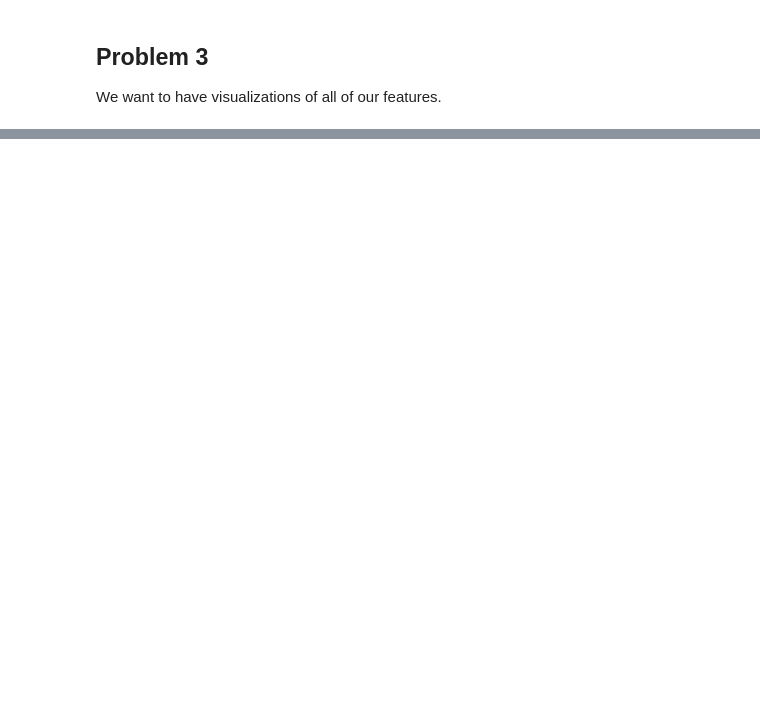
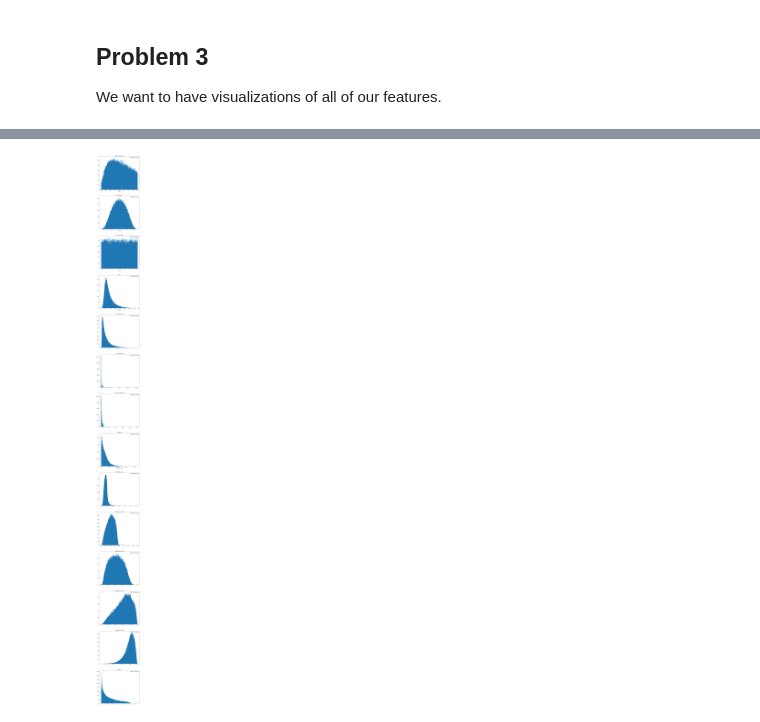
Before and after one commit to cseydlitz/phys434, a Jupyter notebook: FinalLab.ipynb, the cells around one changed output, grey strips where cells are left out. Saved outputs shown, nothing was run; the diff lists cells and outputs as text; code cells hidden in the pictures; blank space fills up the shorter version.

```diff
--- a/FinalLab.ipynb
+++ b/FinalLab.ipynb
@@ -439,0 +510,21 @@ With the thresholds we ultimately found to be the best in Problem 2, we will now
+# %%
+# Creating and uniquifying the master lists to use for significance, and graphing
+qcd_master_list = []
+higgs_master_list = []
+qcd_master_list.extend(qcd_mass_indexes)
+qcd_master_list.extend(qcd_angularity_indexes)
+qcd_master_list.extend(qcd_tau_indexes)
+higgs_master_list.extend(h_mass_indexes)
+higgs_master_list.extend(h_angularity_indexes)
+higgs_master_list.extend(h_tau_indexes)
+qcd_unique_indexes = list(set(qcd_master_list))
+higgs_unique_indexes = list(set(higgs_master_list))
+
+
+# Find significance
+numerator = 50*(len(higgs_unique_indexes)/100000)
+denominator = np.sqrt(2000*(len(qcd_unique_indexes)/100000))
+significance = numerator/denominator
+
+print(f"The significance after applying ideal thresholds to Mass, Angularity, and Tau1"
+        f" subjettiness features is: {significance}")
@@ -439,0 +547,21 @@ With the thresholds we ultimately found to be the best in Problem 2, we will now
+# %%
+fig,ax=plt.subplots(14, 1, figsize=(10,140))
+
+for i in range(len(features_list)):
+    qcd_optimized_fin = []
+    for j in qcd_unique_indexes:
+        qcd_optimized_fin.append((higgs_qcd_stuff.get(features_list[i]).get('qcd_detail').get('data',""))[j])
+
+    # Creating a histogram of QCD data
+    ax[i].hist(
+        qcd_optimized_fin,
+        200,
+        label=higgs_qcd_stuff.get(features_list[i]).get('qcd_detail').get('legend_label',''))
+    # Setting graph details that are not sensitive to data source
+    ax[i].set_title(higgs_qcd_stuff.get(features_list[i]).get('title',''))
+    ax[i].set_xlabel(higgs_qcd_stuff.get(features_list[i]).get('xlabel',''))
+    ax[i].legend(loc='upper right')
+
+plt.show()
+# %% [output]
+[figure, added]
```
Also changed, not shown: parts of 25 cells of this notebook, 2 other files.
